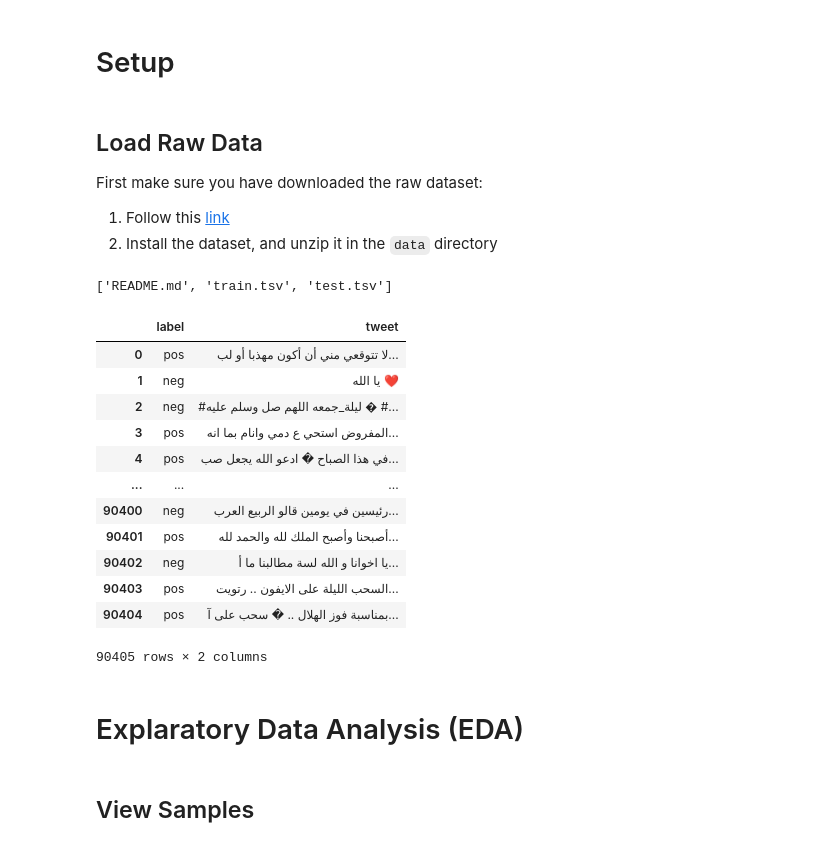
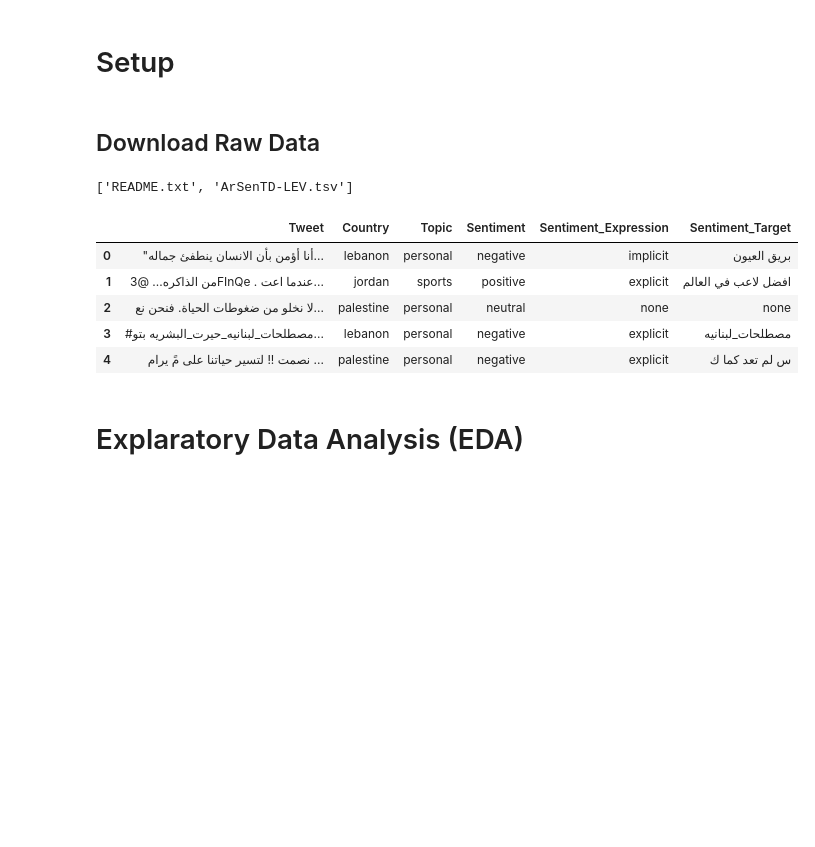
Before and after one commit to HishamKhalil1990/nlp-course-notebooks, a Jupyter notebook: Text-Preprocessing.ipynb, the cells around one changed output. Saved outputs shown, nothing was run; the diff lists cells and outputs as text; code cells hidden in the pictures; blank space fills up the shorter version.

```diff
--- a/Text-Preprocessing.ipynb
+++ b/Text-Preprocessing.ipynb
@@ -37,37 +94,38 @@ Although for the sake of this project, we'll be using a reorganised version of t
 # %% [markdown]
 # Setup
+# %%
+data_dir = os.path.join(os.curdir, "data")
+archive_path = os.path.join(data_dir, "arsentd-lev.zip")
+tweets_dir = os.path.join(data_dir, "arsentd-lev")
 # %% [markdown]
-## Load Raw Data
-
-First make sure you have downloaded the raw dataset:
-
-1. Follow this [link](https://shai-nlp-course.netlify.app/arabic-tweet-sentiment.zip)
-2. Install the dataset, and unzip it in the `data` directory
+## Download Raw Data
+# %%
+link = "http://oma-project.com/ArSenL/ArSenTD-LEV.zip"
+
+response = requests.get(link)
+
+with open(archive_path, "wb+") as f:
+    f.write(response.content)
+
+with zipfile.ZipFile(archive_path, 'r') as zip_f:
+    zip_f.extractall(tweets_dir)
+
+
+os.listdir(tweets_dir)
+# %% [output]
+['README.txt', 'ArSenTD-LEV.tsv']
 # %%
-data_dir = os.path.join(os.curdir, "data", "arabic-tweets-sentiment-data")
-os.listdir(data_dir)
+raw_filepath = os.path.join(tweets_dir, "ArSenTD-LEV.tsv")
-# %% [output]
-['README.md', 'train.tsv', 'test.tsv']
 # %%
-raw = pd.read_csv(filepath_or_buffer=os.path.join(data_dir, "train.tsv"), sep="\t", names=["label", "tweet"],
-                  encoding="utf_8")
+raw = pd.read_csv(filepath_or_buffer=raw_filepath, sep="\t", encoding="utf_8")
 # %%
-raw
+raw.head()
 # %% [output]
-|  | label | tweet |
-| 0 | pos | لا تتوقعي مني أن أكون مهذبا أو لب... |
-| 1 | neg | يا الله ❤️ |
-| 2 | neg | #ليلة_جمعه اللهم صل وسلم عليه � #... |
-| 3 | pos | المفروض استحي ع دمي وانام بما انه... |
-| 4 | pos | في هذا الصباح � ادعو الله يجعل صب... |
-| ... | ... | ... |
-| 90400 | neg | رئيسين في يومين قالو الربيع العرب... |
-| 90401 | pos | أصبحنا وأصبح الملك لله والحمد لله... |
-| 90402 | neg | يا اخوانا و الله لسة مطالبنا ما أ... |
-| 90403 | pos | السحب الليلة على الايفون .. رتويت... |
-| 90404 | pos | بمناسبة فوز الهلال .. � سحب على آ... |
+|  | Tweet | Country | Topic | Sentiment | Sentiment_Expression | Sentiment_Target |
+| 0 | "أنا أؤمن بأن الانسان ينطفئ جماله... | lebanon | personal | negative | implicit | بريق العيون |
+| 1 | من الذاكره... @3FInQe . عندما اعت... | jordan | sports | positive | explicit | افضل لاعب في العالم |
+| 2 | لا نخلو من ضغوطات الحياة. فنحن نع... | palestine | personal | neutral | none | none |
+| 3 | #مصطلحات_لبنانيه_حيرت_البشريه بتو... | lebanon | personal | negative | explicit | مصطلحات_لبنانيه |
+| 4 | نصمت !! لتسير حياتنا على مً يرام ... | palestine | personal | negative | explicit | س لم تعد كما ك |
-90405 rows × 2 columns
 # %% [markdown]
 # Explaratory Data Analysis (EDA)
-# %% [markdown]
-## View Samples
```
Also changed, not shown: parts of 54 cells of this notebook, 1 other file.
